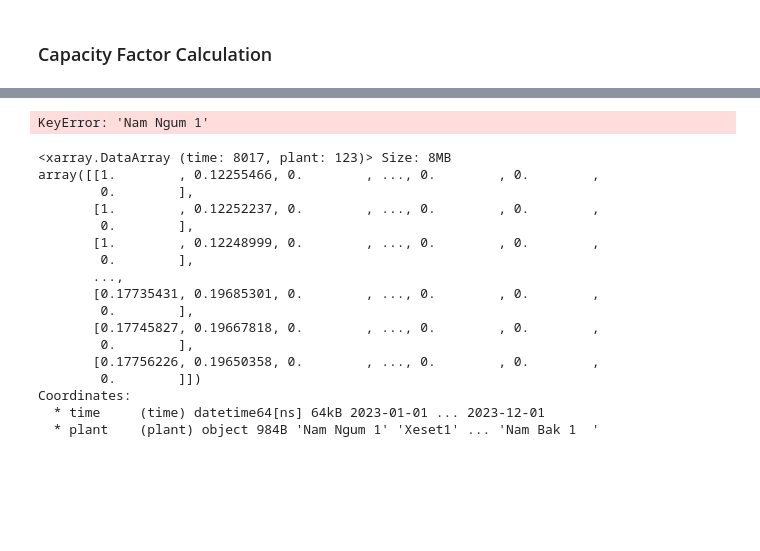
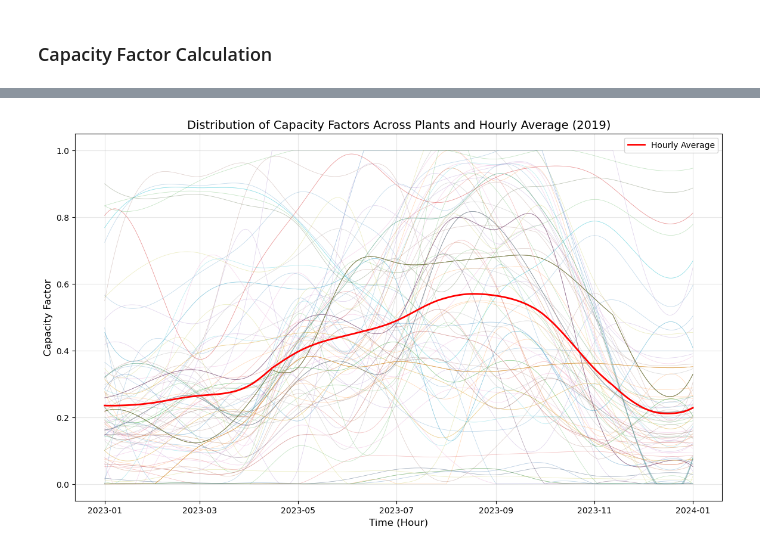
Before and after one commit to lukasschirren/GeoH2-prep-Laos, a Jupyter notebook: runoff_new_plants.ipynb, the cells around one changed output, grey strips where cells are left out. Drawn from its saved outputs; the diff is of its cells as text; code cells hidden in the pictures; blank space fills up the shorter version.

Commit message:
Creation of capacity factor for 2019 and 22

```diff
--- a/runoff_new_plants.ipynb
+++ b/runoff_new_plants.ipynb
@@ -430,5 +454,0 @@ def update_zero_rows_with_basin_average(capacity_factors, plant_to_basin_mapping
-# %%
-# Step 3: Update zero rows
-updated_capacity_factors = update_zero_rows_with_basin_average(smoothed_capacity_factors_wet, plant_to_basin_mapping)
-# %% [output]
-KeyError: 'Nam Ngum 1'
@@ -435,3 +527,49 @@ KeyError: 'Nam Ngum 1'
+# %%
+# Example max radius for nearby plants
+max_radius_km = 100
+
+# Update capacity factors for smoothed_capacity_factors_wet
+updated_capacity_factors_wet = update_zero_rows_with_basin_average(
+    capacity_factors=smoothed_capacity_factors_wet,
+    plant_to_basin_mapping=plant_to_basin_mapping,
+    plants_location_data=merged_data_wet[['name', 'Latitude', 'Longitude']].set_index('name'),
+    max_radius_km=max_radius_km
+)
+# %%
+import matplotlib.pyplot as plt
+
+# Function to visualize capacity factors for a single year
+def plot_capacity_factors(capacity_factor, year):
+    # Calculate the average capacity factor for each hour across all plants
+    hourly_average = capacity_factor.mean(axis=1)
+
+    # Set up the figure and axis
+    plt.figure(figsize=(14, 8))
+
+    # Plot the individual capacity factors for each plant as transparent lines
+    for plant in capacity_factor.columns:
+        plt.plot(capacity_factor.index, capacity_factor[plant], alpha=0.3, linewidth=0.5, label='_nolegend_')
+
+    # Plot the hourly average capacity factor as a bold line
+    plt.plot(hourly_average.index, hourly_average.values, color='red', label='Hourly Average', linewidth=2)
+
+    # Add title, labels, and legend
+    plt.title(f'Distribution of Capacity Factors Across Plants and Hourly Average ({year})', fontsize=14)
+    plt.xlabel('Time (Hour)', fontsize=12)
+    plt.ylabel('Capacity Factor', fontsize=12)
+    plt.legend()
+    plt.grid(alpha=0.3)
+
+    # Display the plot
+    plt.show()
+
+    # Optionally, save the plot to a file
+    # plt.savefig(f"capacity_factor_distribution_{year}.png", dpi=300)
+
+# Plot for 2019
+plot_capacity_factors(updated_capacity_factors_wet, 2019)
+# %% [output]
+[figure, added]
 # %%
 def convert_to_xarray(capacity_factors, time_index):
     # Convert the DataFrame to an xarray DataArray
@@ -444,22 +582,4 @@ def convert_to_xarray(capacity_factors, time_index):
 
 # Step 4: Convert to xarray
 time_index = pd.date_range(start='2023-01-01', end='2023-12-31 23:00', freq='H')
-capacity_factor_array = convert_to_xarray(updated_capacity_factors, time_index)
+capacity_factor_array = convert_to_xarray(updated_capacity_factors_wet, time_index)
-# %% [output]
-<xarray.DataArray (time: 8017, plant: 123)> Size: 8MB
-array([[1.        , 0.12255466, 0.        , ..., 0.        , 0.        ,
-        0.        ],
-       [1.        , 0.12252237, 0.        , ..., 0.        , 0.        ,
-        0.        ],
-       [1.        , 0.12248999, 0.        , ..., 0.        , 0.        ,
-        0.        ],
-       ...,
-       [0.17735431, 0.19685301, 0.        , ..., 0.        , 0.        ,
-        0.        ],
-       [0.17745827, 0.19667818, 0.        , ..., 0.        , 0.        ,
-        0.        ],
-       [0.17756226, 0.19650358, 0.        , ..., 0.        , 0.        ,
-        0.        ]])
-Coordinates:
-  * time     (time) datetime64[ns] 64kB 2023-01-01 ... 2023-12-01
-  * plant    (plant) object 984B 'Nam Ngum 1' 'Xeset1' ... 'Nam Bak 1  '
```
Also changed, not shown: parts of 7 cells of this notebook, 1 other file.
